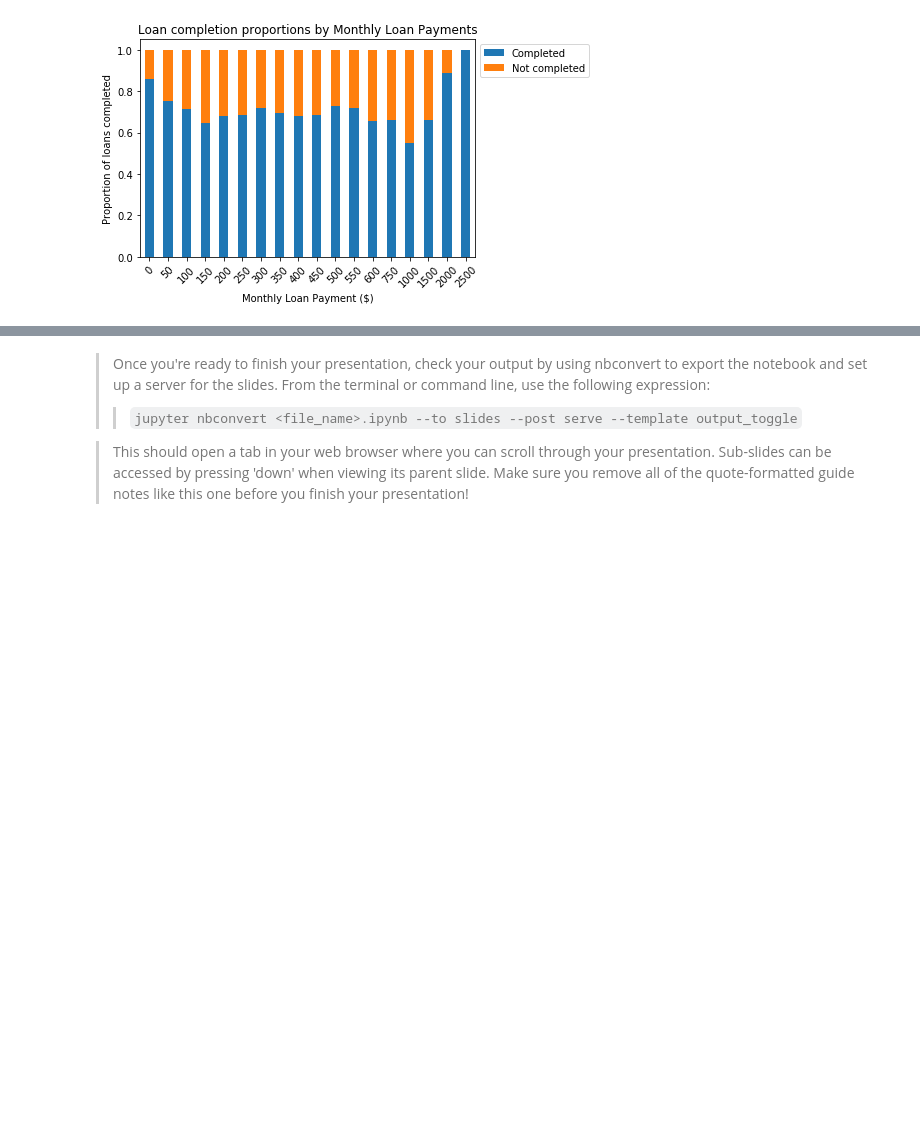
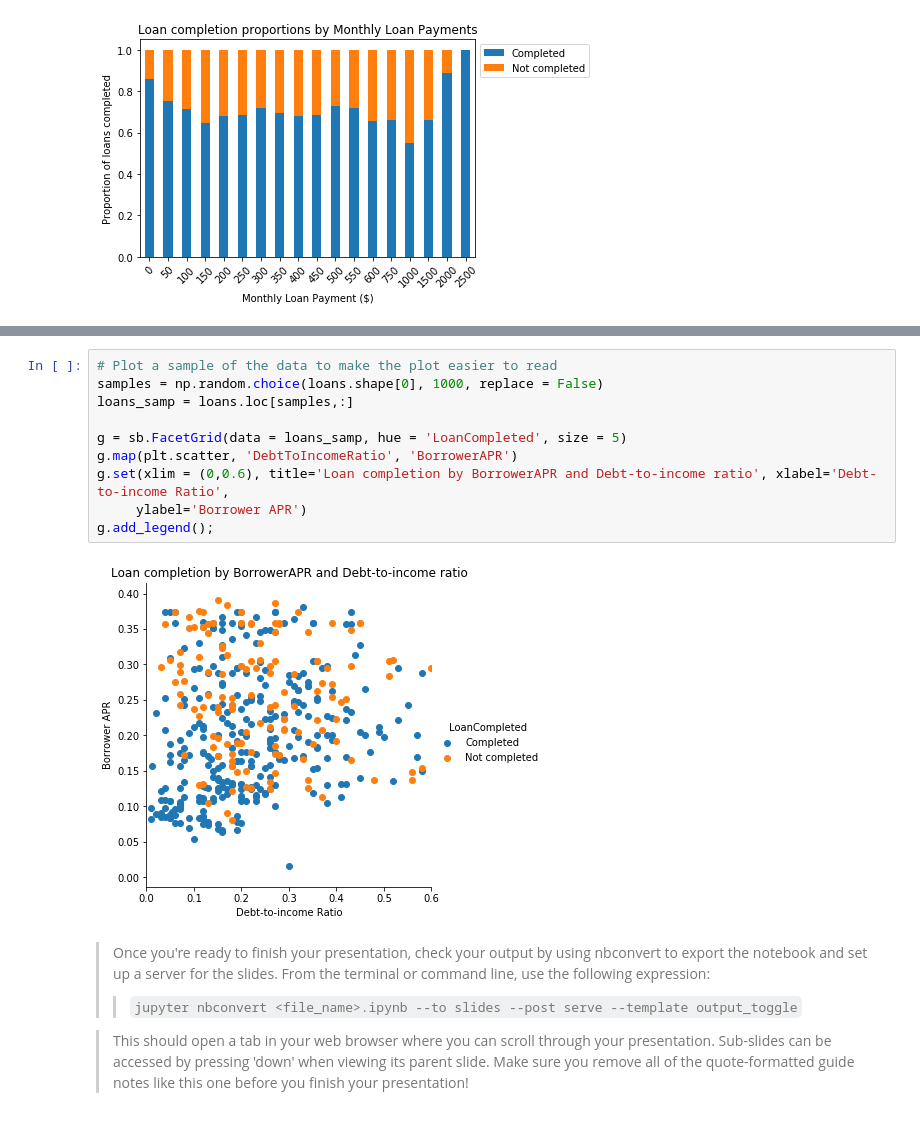
Before and after one commit to Jeffro80/DAND_Communicate_Findings, a Jupyter notebook: explanatory_presentation_working.ipynb, the cells around one changed output, grey strips where cells are left out. Saved outputs shown, nothing was run; the diff lists cells and outputs as text; blank space fills up the shorter version.

```diff
--- a/explanatory_presentation_working.ipynb
+++ b/explanatory_presentation_working.ipynb
@@ -314,3 +318,15 @@ plt.xlabel('Monthly Loan Payment ($)');
+# %%
+# Plot a sample of the data to make the plot easier to read
+samples = np.random.choice(loans.shape[0], 1000, replace = False)
+loans_samp = loans.loc[samples,:]
+
+g = sb.FacetGrid(data = loans_samp, hue = 'LoanCompleted', size = 5)
+g.map(plt.scatter, 'DebtToIncomeRatio', 'BorrowerAPR')
+g.set(xlim = (0,0.6), title='Loan completion by BorrowerAPR and Debt-to-income ratio', xlabel='Debt-to-income Ratio',
+     ylabel='Borrower APR')
+g.add_legend();
+# %% [output]
+[figure, added]
 # %% [markdown]
 > Once you're ready to finish your presentation, check your output by using
 nbconvert to export the notebook and set up a server for the slides. From the
```
Also changed, not shown: parts of 2 cells of this notebook.
